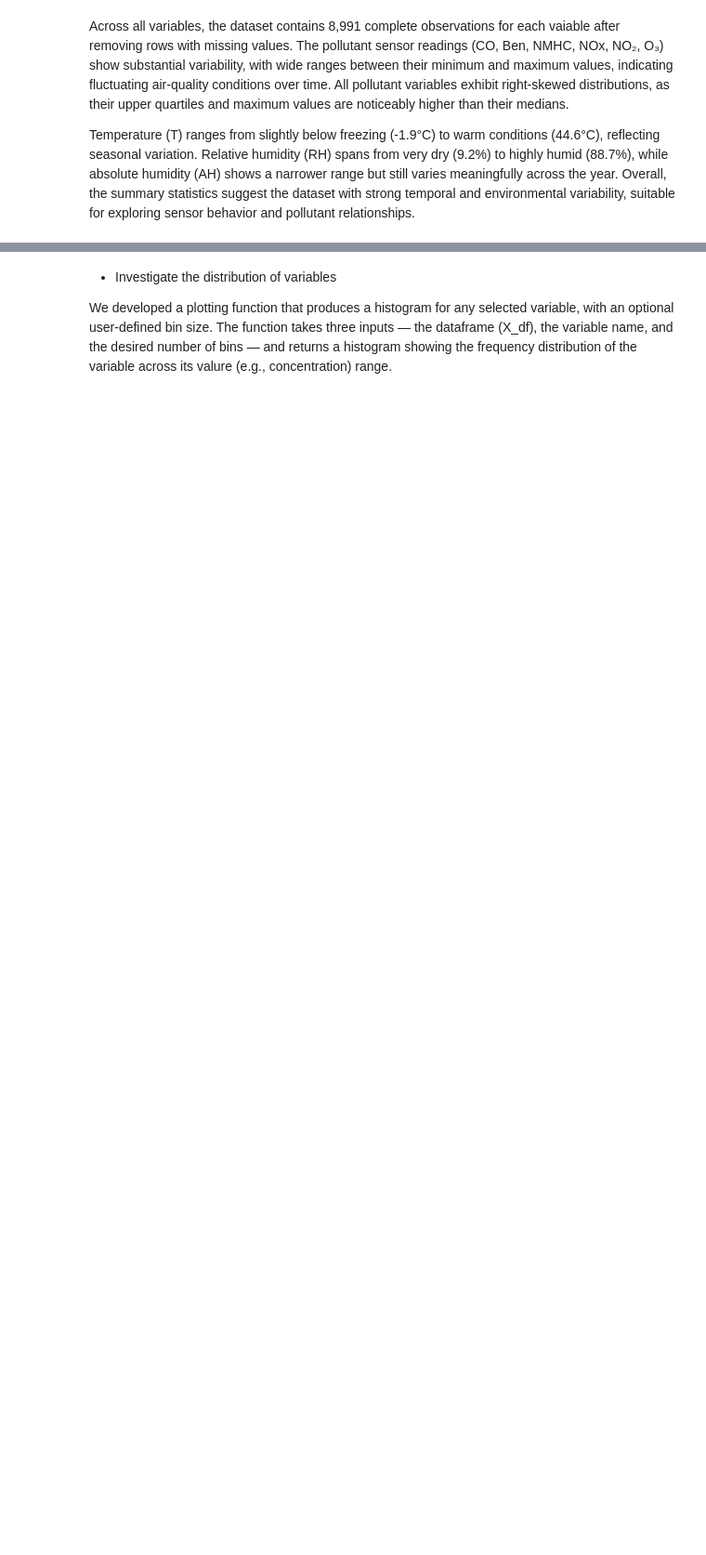
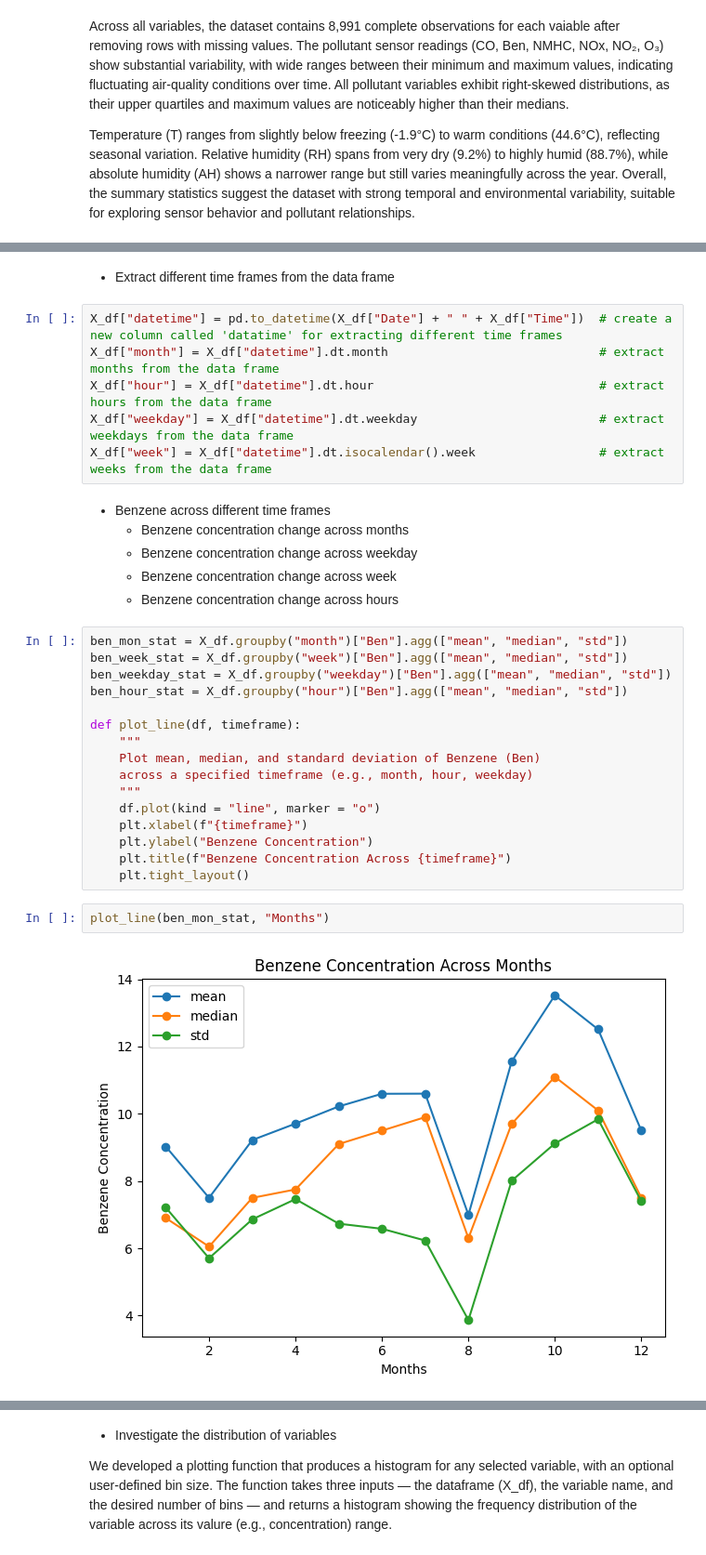
Before and after one commit to bingxiaochen/ST-554-Project1, a Jupyter notebook: Task2/Project1_Task2_Hui.ipynb, the cells around one changed output, grey strips where cells are left out. Shown at 93% size. Drawn from its saved outputs; the diff is of its cells as text; blank space fills up the shorter version.

Commit message:
Created line plot for benzene across different timeframes using Colab

```diff
--- a/Task2/Project1_Task2_Hui.ipynb
+++ b/Task2/Project1_Task2_Hui.ipynb
@@ -115,0 +114,34 @@ Temperature (T) ranges from slightly below freezing (-1.9°C) to warm conditions
+# %% [markdown]
+- Extract different time frames from the data frame
+# %%
+X_df["datetime"] = pd.to_datetime(X_df["Date"] + " " + X_df["Time"])  # create a new column called 'datatime' for extracting different time frames
+X_df["month"] = X_df["datetime"].dt.month                             # extract months from the data frame
+X_df["hour"] = X_df["datetime"].dt.hour                               # extract hours from the data frame
+X_df["weekday"] = X_df["datetime"].dt.weekday                         # extract weekdays from the data frame
+X_df["week"] = X_df["datetime"].dt.isocalendar().week                 # extract weeks from the data frame
+# %% [markdown]
+- Benzene across different time frames
+    - Benzene concentration change across months
+    - Benzene concentration change across weekday
+    - Benzene concentration change across week
+    - Benzene concentration change across hours
+# %%
+ben_mon_stat = X_df.groupby("month")["Ben"].agg(["mean", "median", "std"])
+ben_week_stat = X_df.groupby("week")["Ben"].agg(["mean", "median", "std"])
+ben_weekday_stat = X_df.groupby("weekday")["Ben"].agg(["mean", "median", "std"])
+ben_hour_stat = X_df.groupby("hour")["Ben"].agg(["mean", "median", "std"])
+
+def plot_line(df, timeframe):
+    """
+    Plot mean, median, and standard deviation of Benzene (Ben)
+    across a specified timeframe (e.g., month, hour, weekday)
+    """
+    df.plot(kind = "line", marker = "o")
+    plt.xlabel(f"{timeframe}")
+    plt.ylabel("Benzene Concentration")
+    plt.title(f"Benzene Concentration Across {timeframe}")
+    plt.tight_layout()
+# %%
+plot_line(ben_mon_stat, "Months")
+# %% [output]
+[figure, added]
```
Also changed, not shown: parts of 4 cells of this notebook.
